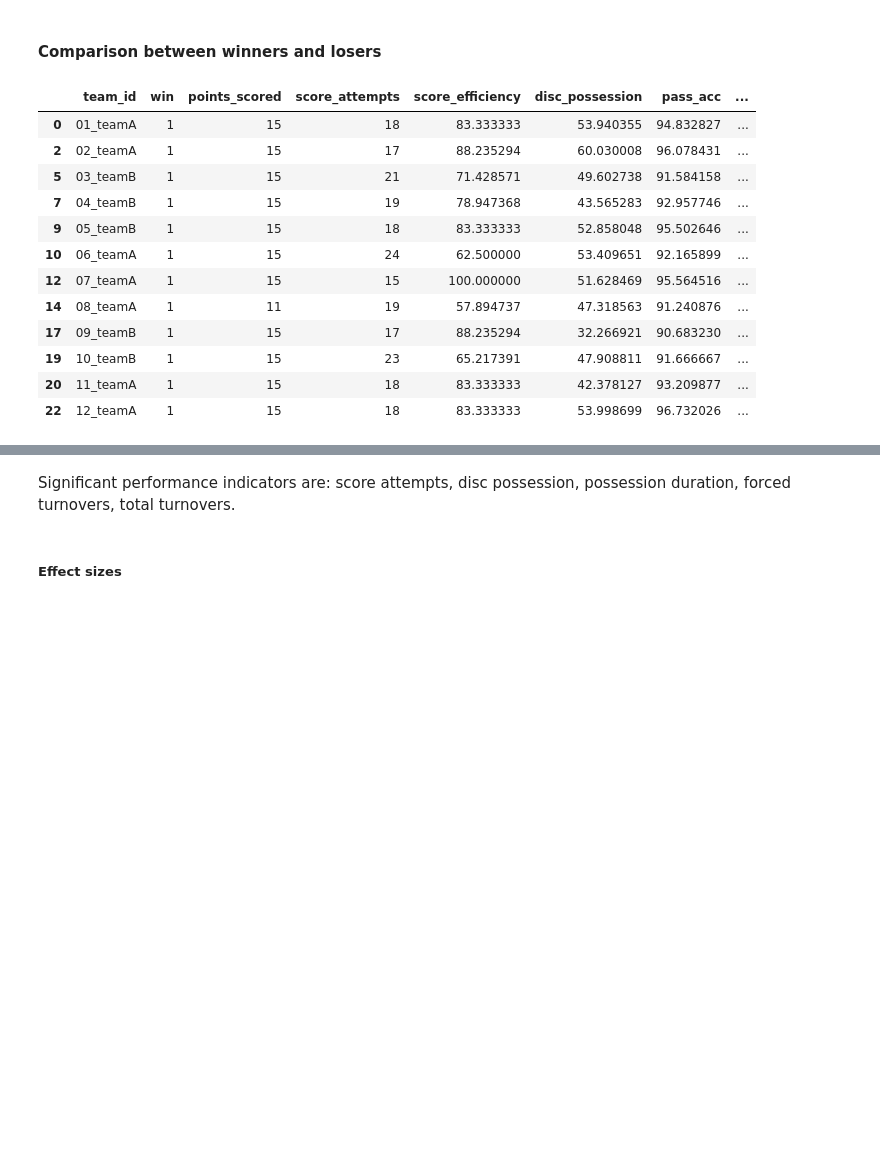
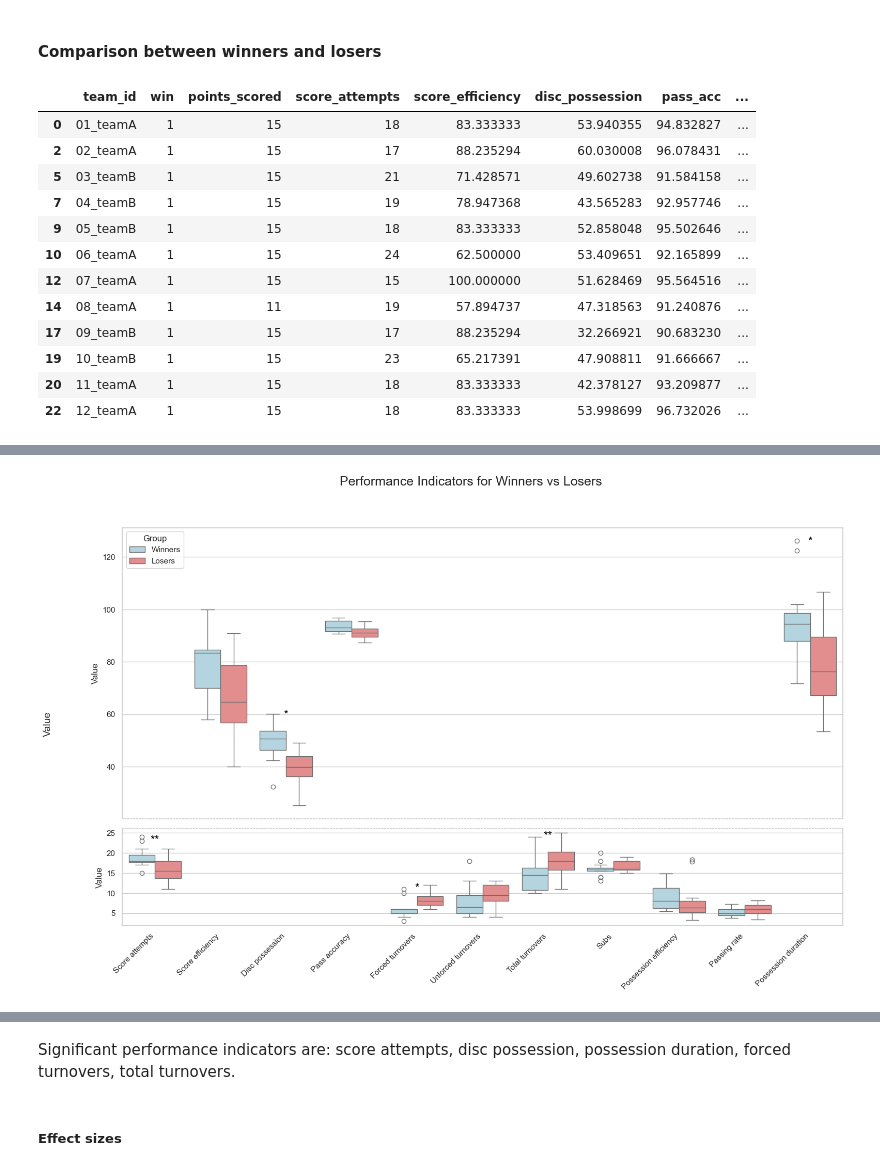
Before and after one commit to porseleyn/UF_Thesis_Analyses, a Jupyter notebook: inferential_statistics.ipynb, the cells around one changed output, grey strips where cells are left out. Cells and saved outputs as stored; diff of their text form; code cells hidden in the pictures; blank space fills up the shorter version.

```diff
--- a/inferential_statistics.ipynb
+++ b/inferential_statistics.ipynb
@@ -273,3 +341,72 @@ plt.show()
+# %%
+# Define which indicators are "low-scale" and which are "high-scale"
+low_range_indicators = ['Score attempts', 'Possession efficiency', 'Passing rate', 'Forced turnovers', 'Unforced turnovers', 'Total turnovers', 'Subs']
+high_range_indicators = [t for t in titles if t not in low_range_indicators]
+
+# Split data into two DataFrames
+df_low = df[df['Indicator'].isin(low_range_indicators)]
+df_high = df[df['Indicator'].isin(high_range_indicators)]
+
+# ---- Setup ----
+sns.set(style="whitegrid")
+
+# Set color palette
+base_palette = {'Winners': 'lightblue', 'Losers': 'lightcoral'}
+
+# Create figure with 2 subplots (shared x-axis)
+fig, (ax_top, ax_bot) = plt.subplots(
+    2, 1, figsize=(18, 10), sharex=True,
+    gridspec_kw={'height_ratios': [3, 1], 'hspace': 0.05}
+)
+
+# Plot high-value indicators
+sns.boxplot(data=df_high, x='Indicator', y='Value', hue='Group',
+            palette=base_palette, ax=ax_top, order=titles)
+ax_top.get_legend().remove()
+
+# Plot low-value indicators
+sns.boxplot(data=df_low, x='Indicator', y='Value', hue='Group',
+            palette=base_palette, ax=ax_bot, order=titles)
+ax_bot.get_legend().remove()  # remove second legend
+
+# Make the top line of the bottom plot and bottom line of the top plot dotted
+ax_bot.spines['top'].set_linestyle(':')
+ax_bot.spines['top'].set_linewidth(1.5)
+ax_bot.spines['top'].set_color('lightgray')
+
+ax_top.spines['bottom'].set_linestyle(':')
+ax_top.spines['bottom'].set_linewidth(1.5)
+ax_top.spines['bottom'].set_color('lightgray')
+
+# Add significance stars
+for i, indicator in enumerate(titles):
+    if indicator in significant:
+        star = significant[indicator]
+        if indicator in low_range_indicators:
+            y = df_low[df_low['Indicator'] == indicator]['Value'].max() - 2.0
+            ax = ax_bot
+        else:
+            y = df_high[df_high['Indicator'] == indicator]['Value'].max() - 2.0
+            ax = ax_top
+        ax.text(i, y, star, ha='center', va='bottom', fontsize=16, color='black')
+
+# Unified title
+fig.suptitle("Performance Indicators for Winners vs Losers", fontsize=18)
+
+# Legend in top-right corner within the plot
+handles, labels = ax_top.get_legend_handles_labels()
+ax_top.legend(handles, labels, title='Group', loc='upper left')
+
+# Axis formatting
+plt.xticks(rotation=45, ha='right')
+ax_top.set_xlabel('')
+ax_bot.set_xlabel('')
+fig.text(0.04, 0.5, 'Value', va='center', rotation='vertical', fontsize=14)
+plt.tight_layout(rect=[0, 0, 1, 0.94])
+plt.savefig('data/figures/big_boxplot_brokeny.png')
+plt.show()
+# %% [output]
+[figure, added]
 # %%
 winners_data = [winners['score_attempts'], winners['score_efficiency'], winners['disc_possession'],
     winners['pass_acc'], winners['poss_eff'], winners['pass_rate'],
```
Also changed, not shown: parts of 11 cells of this notebook, 21 other files.
